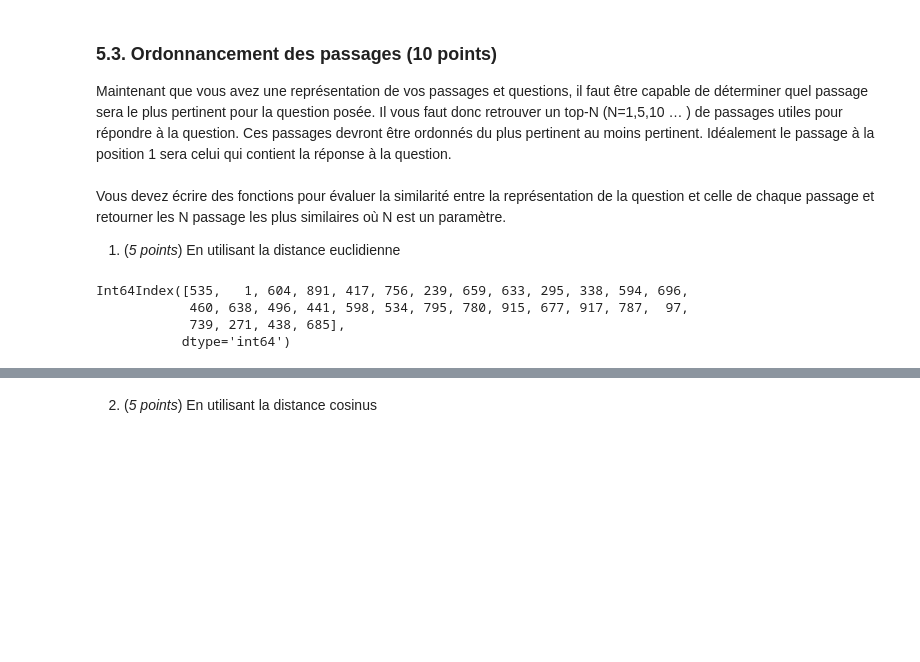
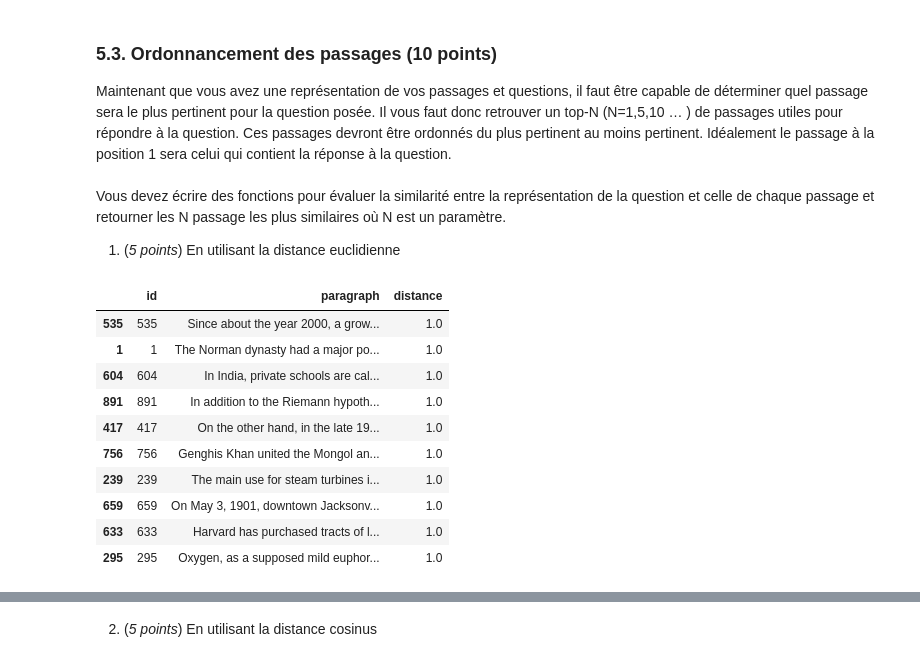
Before and after one commit to nabil-dbz/INF8460, a Jupyter notebook: TP1/inf8460_A21_TP1.ipynb, the cells around one changed output, grey strips where cells are left out. Saved outputs shown, nothing was run; the diff lists cells and outputs as text; code cells hidden in the pictures; blank space fills up the shorter version.

```diff
--- a/TP1/inf8460_A21_TP1.ipynb
+++ b/TP1/inf8460_A21_TP1.ipynb
@@ -272,11 +257,18 @@ def question_answer(tfidf_question, tfidf_corpus, data_corpus, distance, top_N)
     return sorted_data_corpus[0:top_N]
 # %%
 #Answers returned by the first model with euclidean distance
-question_answer(tfidf_question_M1, tfidf_M1, data_corpus[0:index_to_cut], euclidean_distances, top_N).index
+question_answer(tfidf_question_M1, tfidf_M1, data_corpus[0:index_to_cut], euclidean_distances, top_N)
 # %% [output]
-Int64Index([535,   1, 604, 891, 417, 756, 239, 659, 633, 295, 338, 594, 696,
-            460, 638, 496, 441, 598, 534, 795, 780, 915, 677, 917, 787,  97,
-            739, 271, 438, 685],
-           dtype='int64')
+|  | id | paragraph | distance |
+| 535 | 535 | Since about the year 2000, a grow... | 1.0 |
+| 1 | 1 | The Norman dynasty had a major po... | 1.0 |
+| 604 | 604 | In India, private schools are cal... | 1.0 |
+| 891 | 891 | In addition to the Riemann hypoth... | 1.0 |
+| 417 | 417 | On the other hand, in the late 19... | 1.0 |
+| 756 | 756 | Genghis Khan united the Mongol an... | 1.0 |
+| 239 | 239 | The main use for steam turbines i... | 1.0 |
+| 659 | 659 | On May 3, 1901, downtown Jacksonv... | 1.0 |
+| 633 | 633 | Harvard has purchased tracts of l... | 1.0 |
+| 295 | 295 | Oxygen, as a supposed mild euphor... | 1.0 |
 # %%
 #Answers returned by the second model with euclidean distance
```
Also changed, not shown: parts of 30 cells of this notebook.
